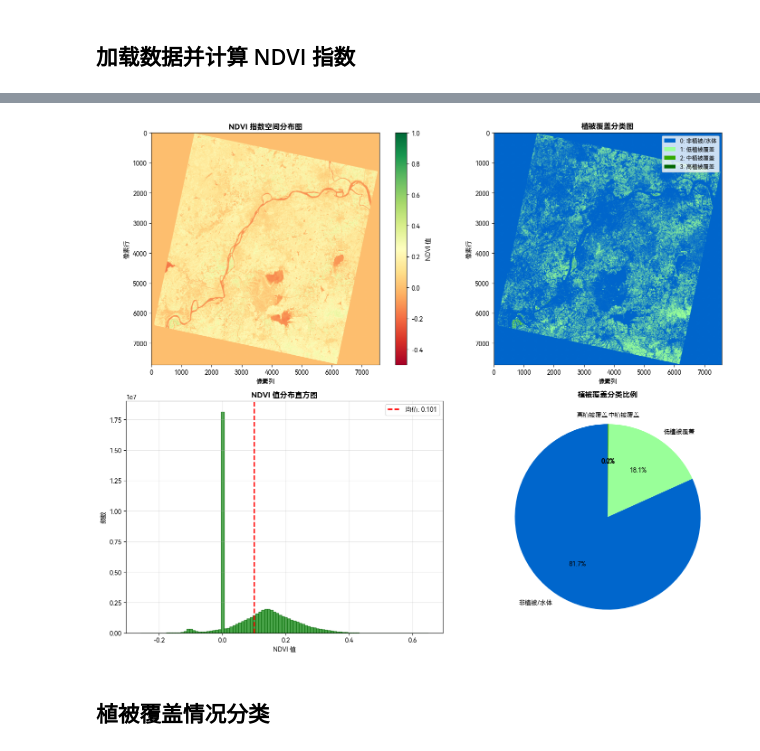
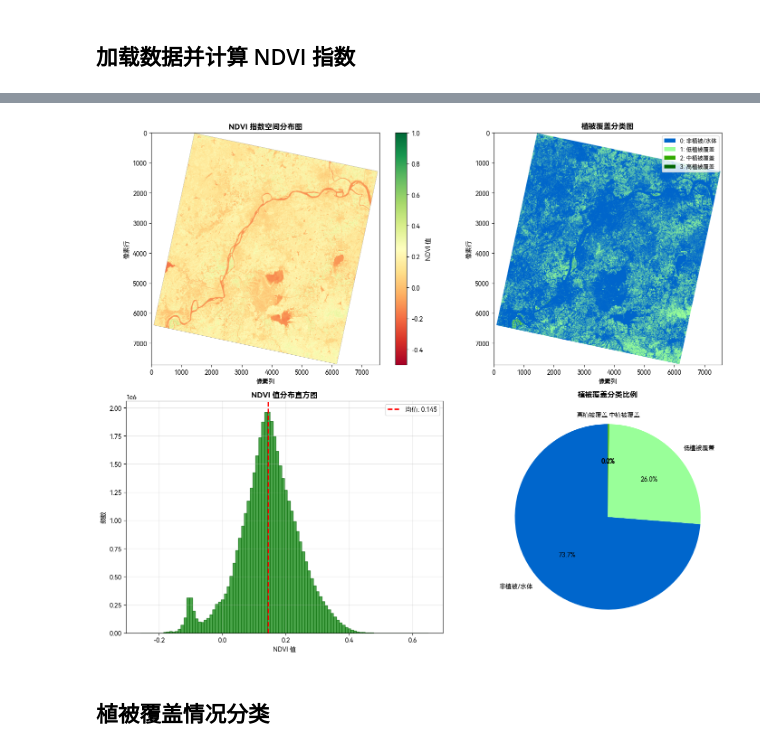
Before and after one commit to WiIIiamWei/PythonWorks, a Jupyter notebook: PythonBasics/raster-spatial-analysis.ipynb, the cells around one changed output, grey strips where cells are left out. Cells and saved outputs as stored; diff of their text form; code cells hidden in the pictures.

Commit message:
fix: transparent pixels should not be calculated in raster

```diff
--- a/PythonBasics/raster-spatial-analysis.ipynb
+++ b/PythonBasics/raster-spatial-analysis.ipynb
@@ -27,16 +27,12 @@ band_files = {
 
 def load_band_gdal(band_path):
     try:
-        # 打开数据源
         ds = gdal.Open(band_path)
         if ds is None:
             print(f"错误：无法打开 {band_path}")
             return None, None
 
-        # 获取第一个波段
         band = ds.GetRasterBand(1)
-
-        # 读取数据为数组
         data = band.ReadAsArray().astype(np.float32)
 
         return data, band
@@ -67,66 +63,71 @@ if 'B4' in bands_data and 'B5' in bands_data:
     red = bands_data['B4']
     nir = bands_data['B5']
 
-    print(f"Red Band (B4) 统计:")
-    print(f"  - 范围: [{np.min(red):.2f}, {np.max(red):.2f}]")
-    print(f"  - 均值: {np.mean(red):.2f}")
+    # 创建有效像素掩膜（排除全透明像素）
+    valid_mask = (red > 0) | (nir > 0)
+    transparent_pixels = np.sum(~valid_mask)
+    total_pixels = red.size
 
-    print(f"\nNIR Band (B5) 统计:")
-    print(f"  - 范围: [{np.min(nir):.2f}, {np.max(nir):.2f}]")
-    print(f"  - 均值: {np.mean(nir):.2f}")
+    print(f"\n透明度分析:")
+    print(f"  - 总像素数: {total_pixels:,}")
+    print(f"  - 全透明像素数: {transparent_pixels:,} ({(transparent_pixels/total_pixels)*100:.2f}%)")
+    print(f"  - 有效像素数: {np.sum(valid_mask):,} ({(np.sum(valid_mask)/total_pixels)*100:.2f}%)")
+
+    print(f"\nRed Band (B4) 统计 (排除透明像素):")
+    print(f"  - 范围: [{np.min(red[valid_mask]):.2f}, {np.max(red[valid_mask]):.2f}]")
+    print(f"  - 均值: {np.mean(red[valid_mask]):.2f}")
+
+    print(f"\nNIR Band (B5) 统计 (排除透明像素):")
+    print(f"  - 范围: [{np.min(nir[valid_mask]):.2f}, {np.max(nir[valid_mask]):.2f}]")
+    print(f"  - 均值: {np.mean(nir[valid_mask]):.2f}")
 
     # NDVI计算公式: NDVI = (NIR - Red) / (NIR + Red)
-    # 分母处理：避免除以零
     denominator = nir + red
-    denominator[denominator == 0] = 1e-8  # 替换零值为小常数
+    denominator[denominator == 0] = 1e-8
 
     # 计算 NDVI
     ndvi = (nir - red) / denominator
 
-    print(f"\nNDVI 计算结果统计:")
-    print(f"  - 最小值: {np.min(ndvi):.6f}")
-    print(f"  - 最大值: {np.max(ndvi):.6f}")
-    print(f"  - 平均值: {np.mean(ndvi):.6f}")
-    print(f"  - 中位数: {np.median(ndvi):.6f}")
-    print(f"  - 标准差: {np.std(ndvi):.6f}")
+    # 对透明像素设置无效值
+    ndvi[~valid_mask] = np.nan
 
-    # 计算零值的像素数（避免除以零的像素）
-    zero_pixels = np.sum(denominator == 1e-8)
-    print(f"  - 避免除零处理的像素数: {zero_pixels}")
+    print(f"\nNDVI 计算结果统计 (排除透明像素):")
+    print(f"  - 最小值: {np.nanmin(ndvi):.6f}")
+    print(f"  - 最大值: {np.nanmax(ndvi):.6f}")
+    print(f"  - 平均值: {np.nanmean(ndvi):.6f}")
+    print(f"  - 中位数: {np.nanmedian(ndvi):.6f}")
+    print(f"  - 标准差: {np.nanstd(ndvi):.6f}")
+
 else:
     print("错误：缺少 B4 或 B5 波段")
     ndvi = None
+    valid_mask = None
 
-if ndvi is not None:
+if ndvi is not None and valid_mask is not None:
     # 创建分类数组
-    vegetation_class = np.zeros_like(ndvi, dtype=np.uint8)
+    vegetation_class = np.full_like(ndvi, 255, dtype=np.uint8)  # 255表示无效像素
 
-    # 定义分类标准
-    # 0: 非植被/水体 (NDVI < 0.2)
-    # 1: 低植被覆盖 (0.2 ≤ NDVI < 0.4)
-    # 2: 中植被覆盖 (0.4 ≤ NDVI < 0.6)
-    # 3: 高植被覆盖 (NDVI ≥ 0.6)
-
-    vegetation_class[ndvi < 0.2] = 0
-    vegetation_class[(ndvi >= 0.2) & (ndvi < 0.4)] = 1
-    vegetation_class[(ndvi >= 0.4) & (ndvi < 0.6)] = 2
-    vegetation_class[ndvi >= 0.6] = 3
+    # 只对有效像素进行分类
+    vegetation_class[valid_mask & (ndvi < 0.2)] = 0
+    vegetation_class[valid_mask & (ndvi >= 0.2) & (ndvi < 0.4)] = 1
+    vegetation_class[valid_mask & (ndvi >= 0.4) & (ndvi < 0.6)] = 2
+    vegetation_class[valid_mask & (ndvi >= 0.6)] = 3
 
     # 分类标签
     class_labels = ['非植被/水体', '低植被覆盖', '中植被覆盖', '高植被覆盖']
     class_colors = ['#0066CC', '#99FF99', '#33AA00', '#006600']
 
-    # 统计各类像素
-    print(f"植被覆盖分类统计结果：\n")
+    # 统计各类像素（只统计有效像素）
+    print(f"\n植被覆盖分类统计结果（排除透明像素）：\n")
     print(f"{'类别':<15} {'NDVI范围':<15} {'像素数':<15} {'比例':<10}")
     print("-" * 60)
 
-    total_pixels = vegetation_class.size
+    valid_pixels = np.sum(valid_mask)
     classification_stats = {}
 
     for i in range(4):
         count = np.sum(vegetation_class == i)
-        percentage = (count / total_pixels) * 100
+        percentage = (count / valid_pixels) * 100
         classification_stats[i] = {
             'count': count,
             'percentage': percentage,
@@ -144,14 +145,15 @@ if ndvi is not None:
 
         print(f"{class_labels[i]:<15} {ndvi_range:<15} {count:<15,} {percentage:<9.2f}%")
 
-    print(f"\n总像素数: {total_pixels:,}")
+    print(f"\n有效像素数: {valid_pixels:,}")
     print(f"植被覆盖总比例: {(classification_stats[1]['percentage'] + classification_stats[2]['percentage'] + classification_stats[3]['percentage']):.2f}%")
 
     # 创建图表
     fig, axes = plt.subplots(2, 2, figsize=(15, 12))
 
-    # 图1：NDVI 热力图
-    im1 = axes[0, 0].imshow(ndvi, cmap='RdYlGn', vmin=-0.5, vmax=1.0)
+    # 图1：NDVI 热力图（透明像素显示为白色）
+    ndvi_display = np.copy(ndvi)
+    im1 = axes[0, 0].imshow(ndvi_display, cmap='RdYlGn', vmin=-0.5, vmax=1.0)
     axes[0, 0].set_title('NDVI 指数空间分布图', fontsize=12, fontweight='bold')
     axes[0, 0].set_xlabel('像素列')
     axes[0, 0].set_ylabel('像素行')
@@ -159,20 +161,19 @@ if ndvi is not None:
     cbar1.set_label('NDVI 值', fontsize=10)
 
     # 图2：植被覆盖分类图
-    cmap_veg = ListedColormap(class_colors)
-    im2 = axes[0, 1].imshow(vegetation_class, cmap=cmap_veg, vmin=0, vmax=3)
+    cmap_veg = ListedColormap(class_colors + ['white'])
+    im2 = axes[0, 1].imshow(vegetation_class, cmap=cmap_veg, vmin=0, vmax=4)
     axes[0, 1].set_title('植被覆盖分类图', fontsize=12, fontweight='bold')
     axes[0, 1].set_xlabel('像素列')
     axes[0, 1].set_ylabel('像素行')
 
-    # 添加图例
     from matplotlib.patches import Patch
     legend_elements = [Patch(facecolor=class_colors[i], label=f"{i}: {class_labels[i]}")
                        for i in range(4)]
     axes[0, 1].legend(handles=legend_elements, loc='upper right', fontsize=9)
 
-    # 图3：NDVI 分布直方图
-    ndvi_flat = ndvi.flatten()
+    # 图3：NDVI 分布直方图（排除NaN值）
+    ndvi_flat = ndvi[valid_mask]
     axes[1, 0].hist(ndvi_flat, bins=100, color='green', alpha=0.7, edgecolor='darkgreen')
     axes[1, 0].set_title('NDVI 值分布直方图', fontsize=12, fontweight='bold')
     axes[1, 0].set_xlabel('NDVI 值')
@@ -193,7 +194,7 @@ if ndvi is not None:
     plt.savefig('wk9-results/NDVI_Classification_Analysis.png', dpi=300, bbox_inches='tight')
     plt.show()
 
-    # 保存关键数据供第二块使用
+    # 保存关键数据
     analysis_data = {
         'ndvi': ndvi,
         'red': red,
@@ -201,7 +202,8 @@ if ndvi is not None:
         'vegetation_class': vegetation_class,
         'classification_stats': classification_stats,
         'bands_obj': bands_obj,
-        'bands_data': bands_data
+        'bands_data': bands_data,
+        'valid_mask': valid_mask
     }
 
 else:
@@ -227,4 +229,4 @@ else:
-[figure, old version]
+[figure, new version]
 # %% [markdown]
 ## 植被覆盖情况分类
 # %%
```
Also changed, not shown: parts of 2 cells of this notebook, 6 other files.
